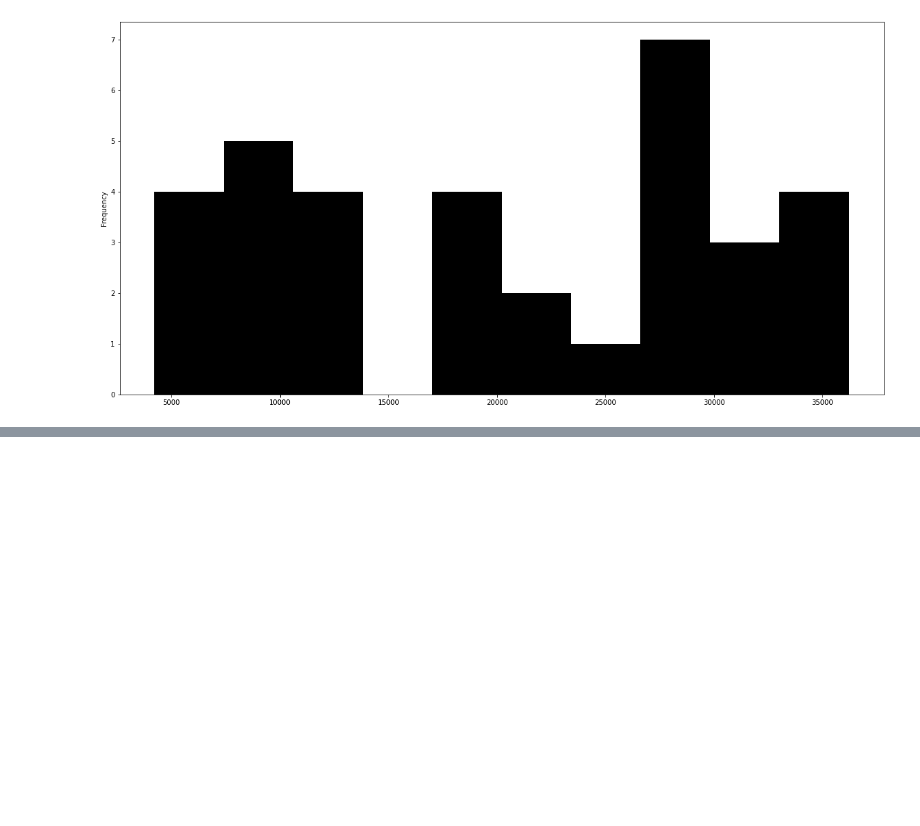
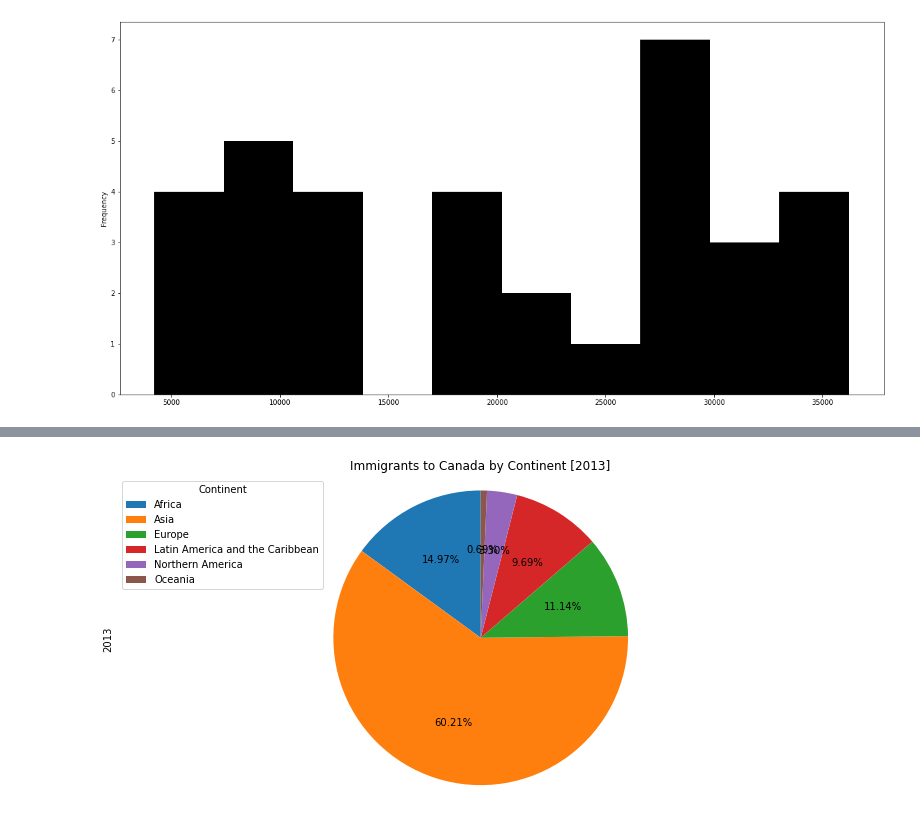
Before and after one commit to Juanszf/Notebooks, a Jupyter notebook: Immigrations_IBM.ipynb, the cells around one changed output, grey strips where cells are left out. Saved outputs shown, nothing was run; the diff lists cells and outputs as text; code cells hidden in the pictures; blank space fills up the shorter version.

```diff
--- a/Immigrations_IBM.ipynb
+++ b/Immigrations_IBM.ipynb
@@ -238,0 +278,16 @@ df_top5['India'].plot(kind='hist',figsize = (20,10), color ='black')
+# %%
+teste = df.groupby(['Continent'], axis = 0).sum()
+testeplot = teste['2013'].plot(kind='pie',
+                     figsize = (13,6),
+                     autopct = '%1.2f%%',
+                     startangle = 90,
+                     shadow = False,
+                     labels = None,
+
+                     )
+testeplot.set_title('Immigrants to Canada by Continent [2013]')
+testeplot.axis('equal')
+testeplot.legend(title='Continent',labels=teste.index, loc='upper left')
+plt.show()
+# %% [output]
+[figure, added]
```
Also changed, not shown: parts of 12 cells of this notebook.
